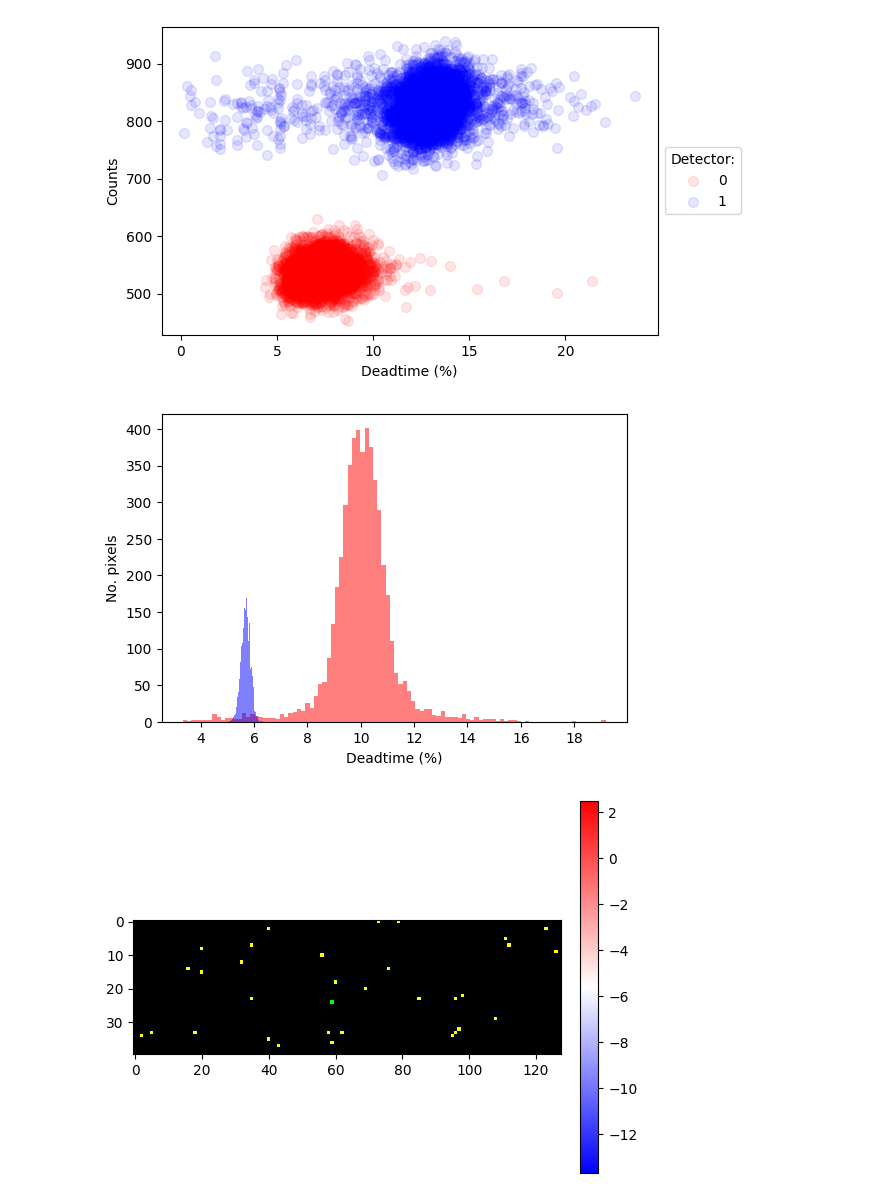
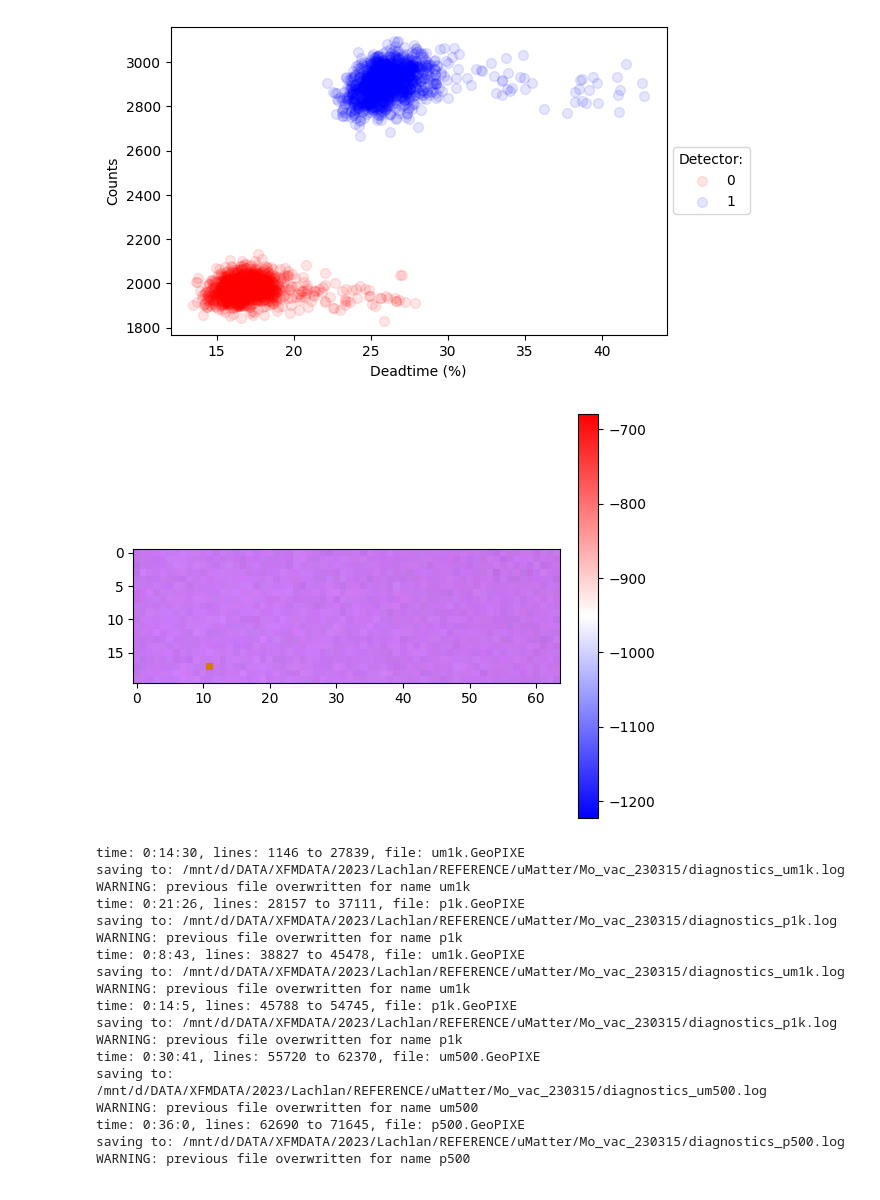
Before and after one commit to lachlanc61/ColourspecXFM, a Jupyter notebook: deadtime.ipynb, the cells around one changed output. Saved outputs shown, nothing was run; the diff lists cells and outputs as text; code cells hidden in the pictures.

Commit message:
debugged diag split for unsaved maps, expanded analysis

```diff
--- a/deadtime.ipynb
+++ b/deadtime.ipynb
@@ -2,9 +2,9 @@
 import main
 import os
 
-indir="/mnt/d/DATA/XFMDATA/2023/Lachlan/REFERENCE/uMatter/Mo_vac_230313/50-200_TC0p5/"
+indir="/mnt/d/DATA/XFMDATA/2023/Lachlan/REFERENCE/uMatter/Mo_vac_230315"
 
-args_in = ["-f", os.path.join(indir,"um2.GeoPIXE"), "-a"]
+args_in = ["-f", os.path.join(indir,"50-1k_rt_TC050/um1k128.GeoPIXE"), "-a"]
 
 pixelseries, xfmap = main.main(args_in)
 # %% [output]
@@ -32,6 +31,33 @@ ValueError: not enough values to unpack (expected 3, got 2)
-[figure, old version]
+[figure, new version]
-[figure, old version]
+[figure, new version]
-[figure, removed]
+# %%
+##SPLITTER
+
+import xfmreadout.dtops as dtops
+import xfmreadout.diagops as diagops
+
+args_in = ["-f", os.path.join(indir,"diagnostics.log"), "-s"]
+
+realtime, livetime, triggers, events, icr, ocr, dt_evt, dt_rt = diagops.main(args_in)
+# %% [output]
+time: 0:14:30, lines: 1146 to 27839, file: um1k.GeoPIXE
+saving to: /mnt/d/DATA/XFMDATA/2023/Lachlan/REFERENCE/uMatter/Mo_vac_230315/diagnostics_um1k.log
+WARNING: previous file overwritten for name um1k
+time: 0:21:26, lines: 28157 to 37111, file: p1k.GeoPIXE
+saving to: /mnt/d/DATA/XFMDATA/2023/Lachlan/REFERENCE/uMatter/Mo_vac_230315/diagnostics_p1k.log
+WARNING: previous file overwritten for name p1k
+time: 0:8:43, lines: 38827 to 45478, file: um1k.GeoPIXE
+saving to: /mnt/d/DATA/XFMDATA/2023/Lachlan/REFERENCE/uMatter/Mo_vac_230315/diagnostics_um1k.log
+WARNING: previous file overwritten for name um1k
+time: 0:14:5, lines: 45788 to 54745, file: p1k.GeoPIXE
+saving to: /mnt/d/DATA/XFMDATA/2023/Lachlan/REFERENCE/uMatter/Mo_vac_230315/diagnostics_p1k.log
+WARNING: previous file overwritten for name p1k
+time: 0:30:41, lines: 55720 to 62370, file: um500.GeoPIXE
+saving to: /mnt/d/DATA/XFMDATA/2023/Lachlan/REFERENCE/uMatter/Mo_vac_230315/diagnostics_um500.log
+WARNING: previous file overwritten for name um500
+time: 0:36:0, lines: 62690 to 71645, file: p500.GeoPIXE
+saving to: /mnt/d/DATA/XFMDATA/2023/Lachlan/REFERENCE/uMatter/Mo_vac_230315/diagnostics_p500.log
+WARNING: previous file overwritten for name p500
 # %%
 import xfmreadout.dtops as dtops
 import xfmreadout.diagops as diagops
```
Also changed, not shown: parts of 6 cells of this notebook, 4 other files.
